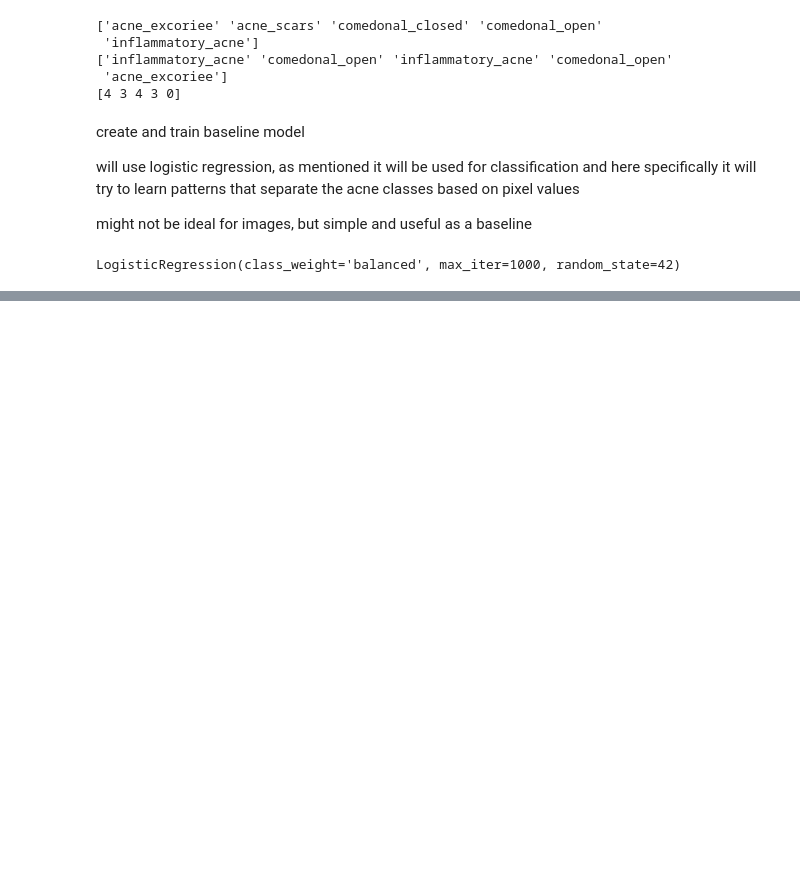
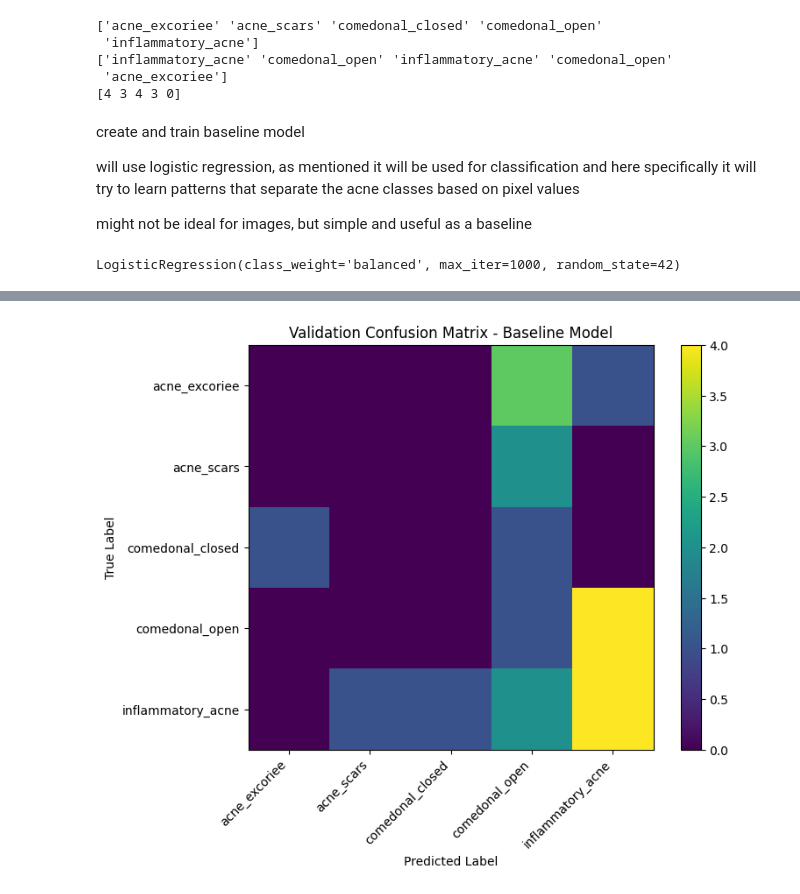
Before and after one commit to tylernsocial/W-Acne, a Jupyter notebook: notebooks/baseline_model.ipynb, the cells around one changed output, grey strips where cells are left out. Saved outputs shown, nothing was run; the diff lists cells and outputs as text; code cells hidden in the pictures; blank space fills up the shorter version.

```diff
--- a/notebooks/baseline_model.ipynb
+++ b/notebooks/baseline_model.ipynb
@@ -172,0 +189,14 @@ Validation Accuracy: 0.23809523809523808
+# %%
+cm = confusion_matrix(y_val_encoded, val_predictions)
+
+plt.figure(figsize=(8, 6))
+plt.imshow(cm)
+plt.title("Validation Confusion Matrix - Baseline Model")
+plt.xlabel("Predicted Label")
+plt.ylabel("True Label")
+plt.xticks(range(len(label_encoder.classes_)), label_encoder.classes_, rotation=45, ha="right")
+plt.yticks(range(len(label_encoder.classes_)), label_encoder.classes_)
+plt.colorbar()
+plt.show()
+# %% [output]
+[figure, added]
```
Also changed, not shown: parts of 1 cell of this notebook.
